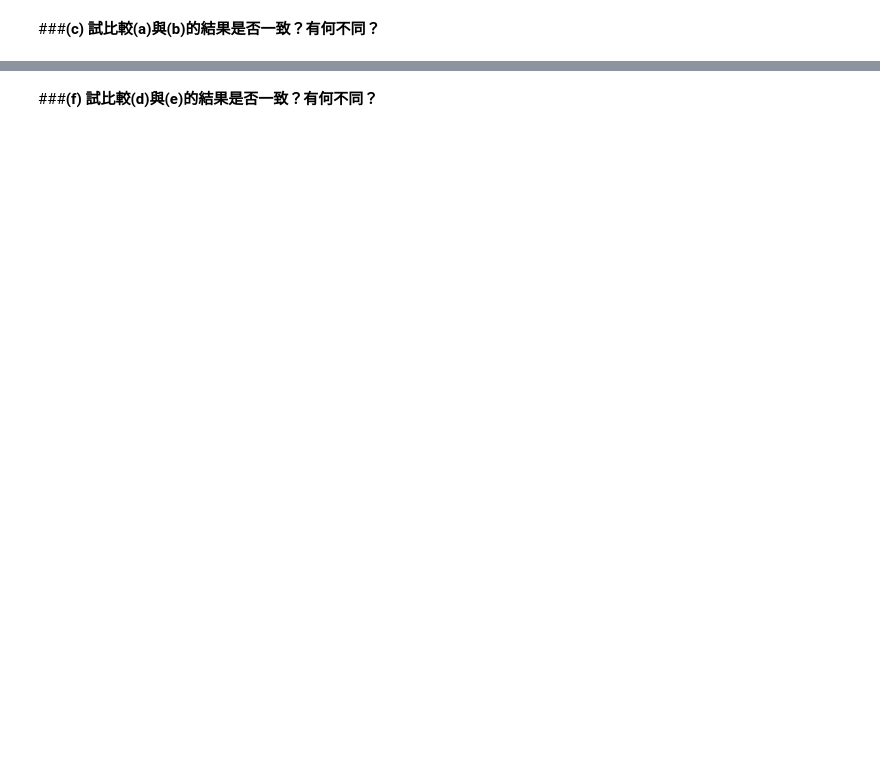
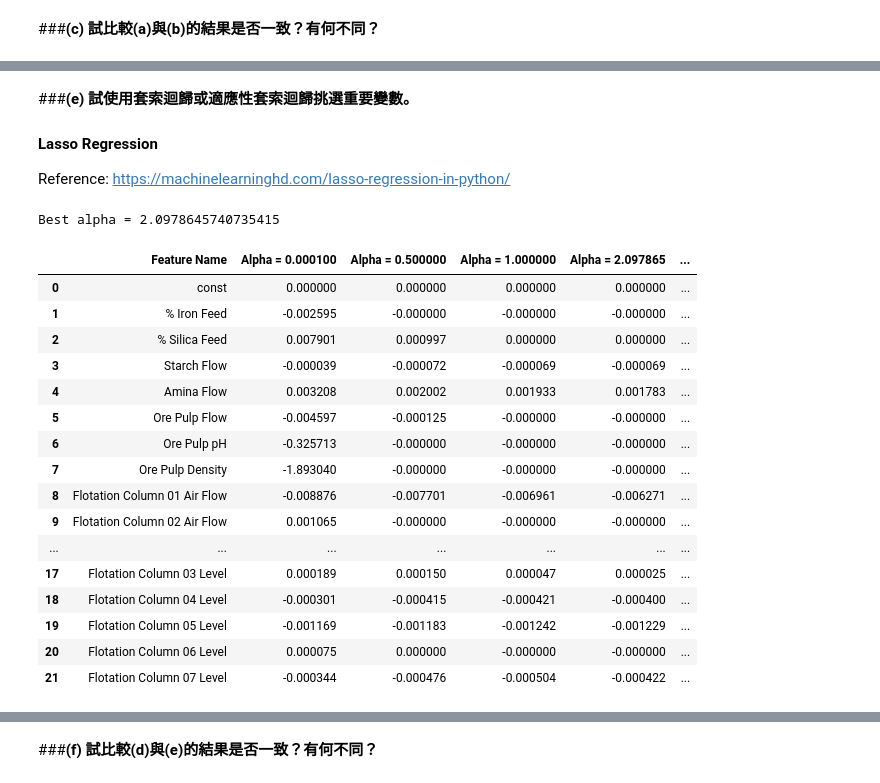
Before and after one commit to angel870326/NTU_Manufacturing_Data_Science, a Jupyter notebook: MDS_Assignment3.ipynb, the cells around one changed output, grey strips where cells are left out. Drawn from its saved outputs; the diff is of its cells as text; code cells hidden in the pictures; blank space fills up the shorter version.

```diff
--- a/MDS_Assignment3.ipynb
+++ b/MDS_Assignment3.ipynb
@@ -630,0 +810,47 @@ ols_analysis_sorted.index[ols_analysis_sorted['p-value'] < 0.01].tolist()
+# %% [markdown]
+###**(e) 試使用套索迴歸或適應性套索迴歸挑選重要變數。**
+
+#### **Lasso Regression**
+
+Reference: https://machinelearninghd.com/lasso-regression-in-python/
+# %%
+# Find the best Lasso regression model by cross-validation
+from sklearn.linear_model import LassoCV
+best_lasso = LassoCV().fit(data_mp_x_c, data_mp_y)
+best_lasso_alpha = best_lasso.alpha_
+print("Best alpha =", best_lasso_alpha)
+# %% [output]
+Best alpha = 2.0978645740735415
+# %%
+# Lasso regression
+from sklearn.linear_model import Lasso
+def lasso(alphas):
+    df = pd.DataFrame()
+    df['Feature Name'] = data_mp_x_c.columns
+    for alpha in alphas:
+        lasso = Lasso(alpha=alpha)
+        lasso.fit(data_mp_x_c, data_mp_y)
+        column_name = 'Alpha = %f' % alpha
+        df[column_name] = lasso.coef_
+    return df
+# %%
+lasso_result = lasso([0.0001, 0.5, 1, best_lasso_alpha, 10])
+lasso_result
+# %% [output]
+|  | Feature Name | Alpha = 0.000100 | Alpha = 0.500000 | Alpha = 1.000000 | Alpha = 2.097865 | ... |
+| 0 | const | 0.000000 | 0.000000 | 0.000000 | 0.000000 | ... |
+| 1 | % Iron Feed | -0.002595 | -0.000000 | -0.000000 | -0.000000 | ... |
+| 2 | % Silica Feed | 0.007901 | 0.000997 | 0.000000 | 0.000000 | ... |
+| 3 | Starch Flow | -0.000039 | -0.000072 | -0.000069 | -0.000069 | ... |
+| 4 | Amina Flow | 0.003208 | 0.002002 | 0.001933 | 0.001783 | ... |
+| 5 | Ore Pulp Flow | -0.004597 | -0.000125 | -0.000000 | -0.000000 | ... |
+| 6 | Ore Pulp pH | -0.325713 | -0.000000 | -0.000000 | -0.000000 | ... |
+| 7 | Ore Pulp Density | -1.893040 | -0.000000 | -0.000000 | -0.000000 | ... |
+| 8 | Flotation Column 01 Air Flow | -0.008876 | -0.007701 | -0.006961 | -0.006271 | ... |
+| 9 | Flotation Column 02 Air Flow | 0.001065 | -0.000000 | -0.000000 | -0.000000 | ... |
+| ... | ... | ... | ... | ... | ... | ... |
+| 17 | Flotation Column 03 Level | 0.000189 | 0.000150 | 0.000047 | 0.000025 | ... |
+| 18 | Flotation Column 04 Level | -0.000301 | -0.000415 | -0.000421 | -0.000400 | ... |
+| 19 | Flotation Column 05 Level | -0.001169 | -0.001183 | -0.001242 | -0.001229 | ... |
+| 20 | Flotation Column 06 Level | 0.000075 | 0.000000 | -0.000000 | -0.000000 | ... |
+| 21 | Flotation Column 07 Level | -0.000344 | -0.000476 | -0.000504 | -0.000422 | ... |
```
Also changed, not shown: parts of 56 cells of this notebook.
